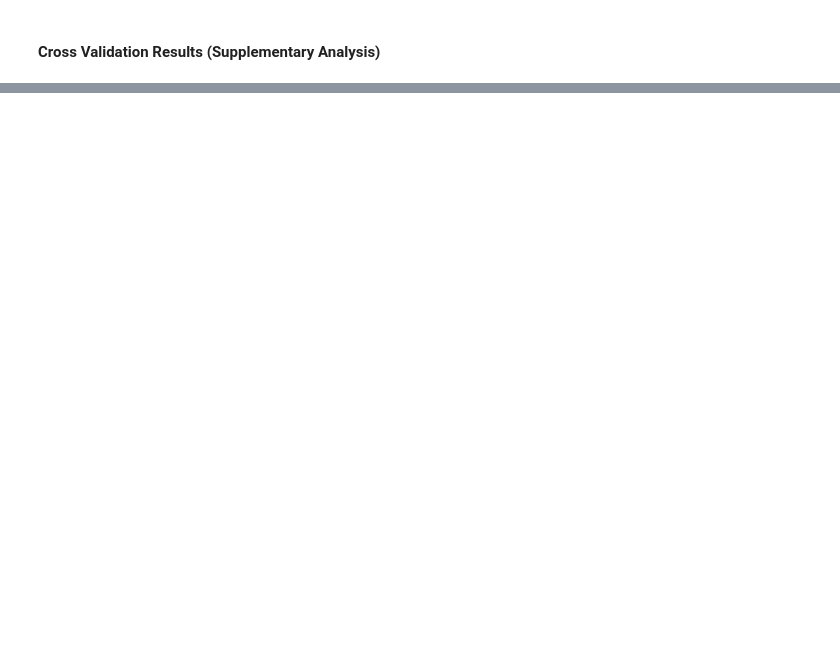
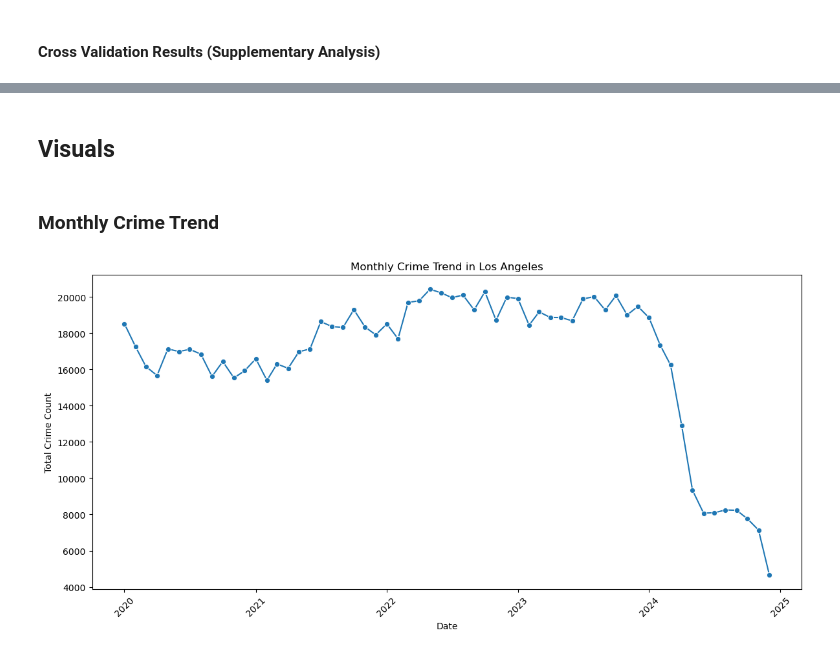
Before and after one commit to marcoholt/crimeproject, a Jupyter notebook: crime.ipynb, the cells around one changed output, grey strips where cells are left out. Cells and saved outputs as stored; diff of their text form; code cells hidden in the pictures; blank space fills up the shorter version.

```diff
--- a/crime.ipynb
+++ b/crime.ipynb
@@ -1130,0 +1307,21 @@ cv_results_df
+# %% [markdown]
+## Visuals
+# %% [markdown]
+### Monthly Crime Trend
+# %%
+monthly_crime["date"] = pd.to_datetime(
+    monthly_crime["year"].astype(str) + "-" + monthly_crime["month"].astype(str) + "-01"
+)
+
+monthly_trend = monthly_crime.groupby("date")["crime_count"].sum().reset_index()
+
+plt.figure(figsize=(12, 6))
+sns.lineplot(data=monthly_trend, x="date", y="crime_count", marker="o")
+plt.title("Monthly Crime Trend in Los Angeles")
+plt.xlabel("Date")
+plt.ylabel("Total Crime Count")
+plt.xticks(rotation=45)
+plt.tight_layout()
+plt.show()
+# %% [output]
+[figure, added]
```
Also changed, not shown: parts of 19 cells of this notebook.
